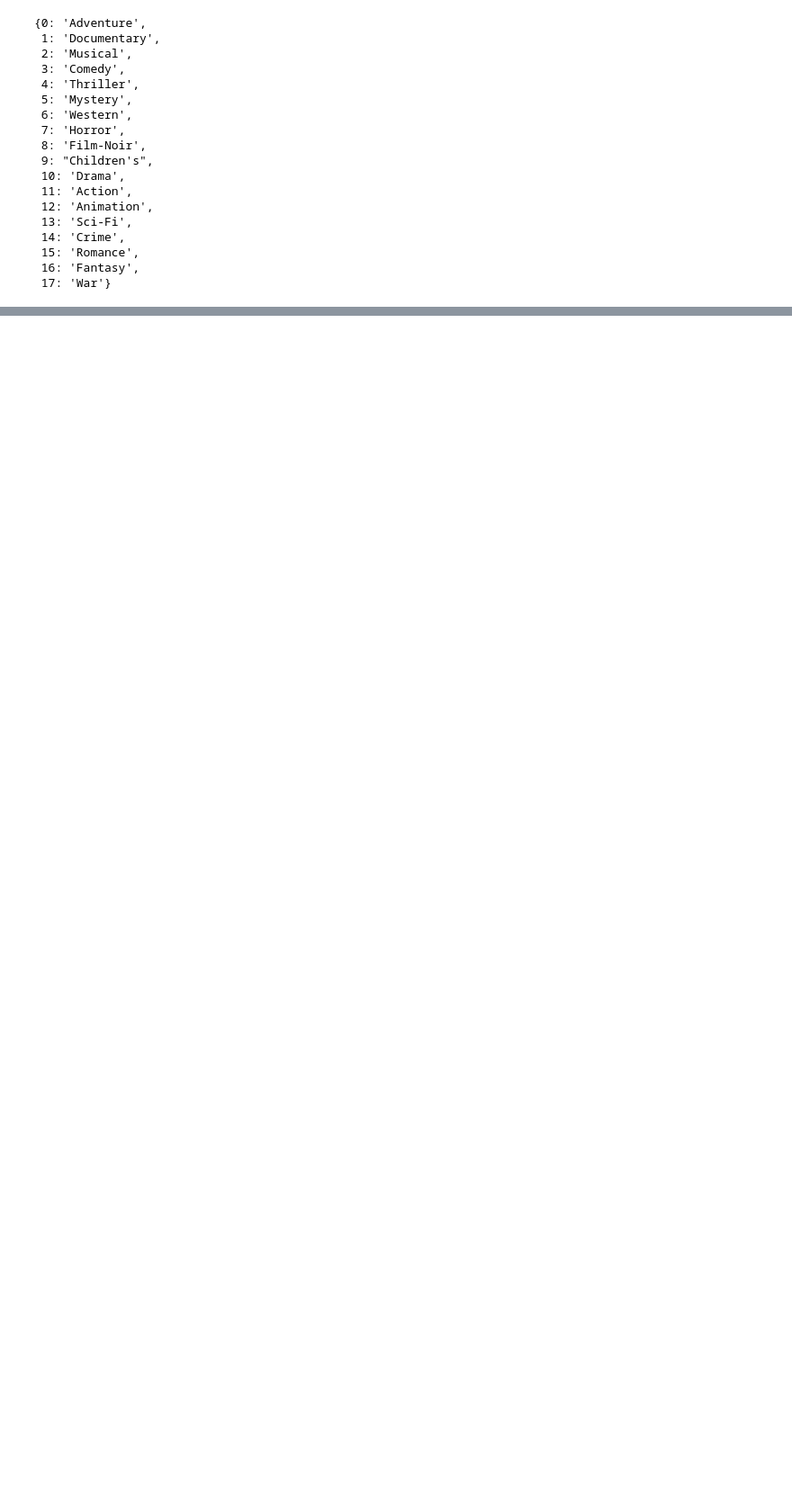
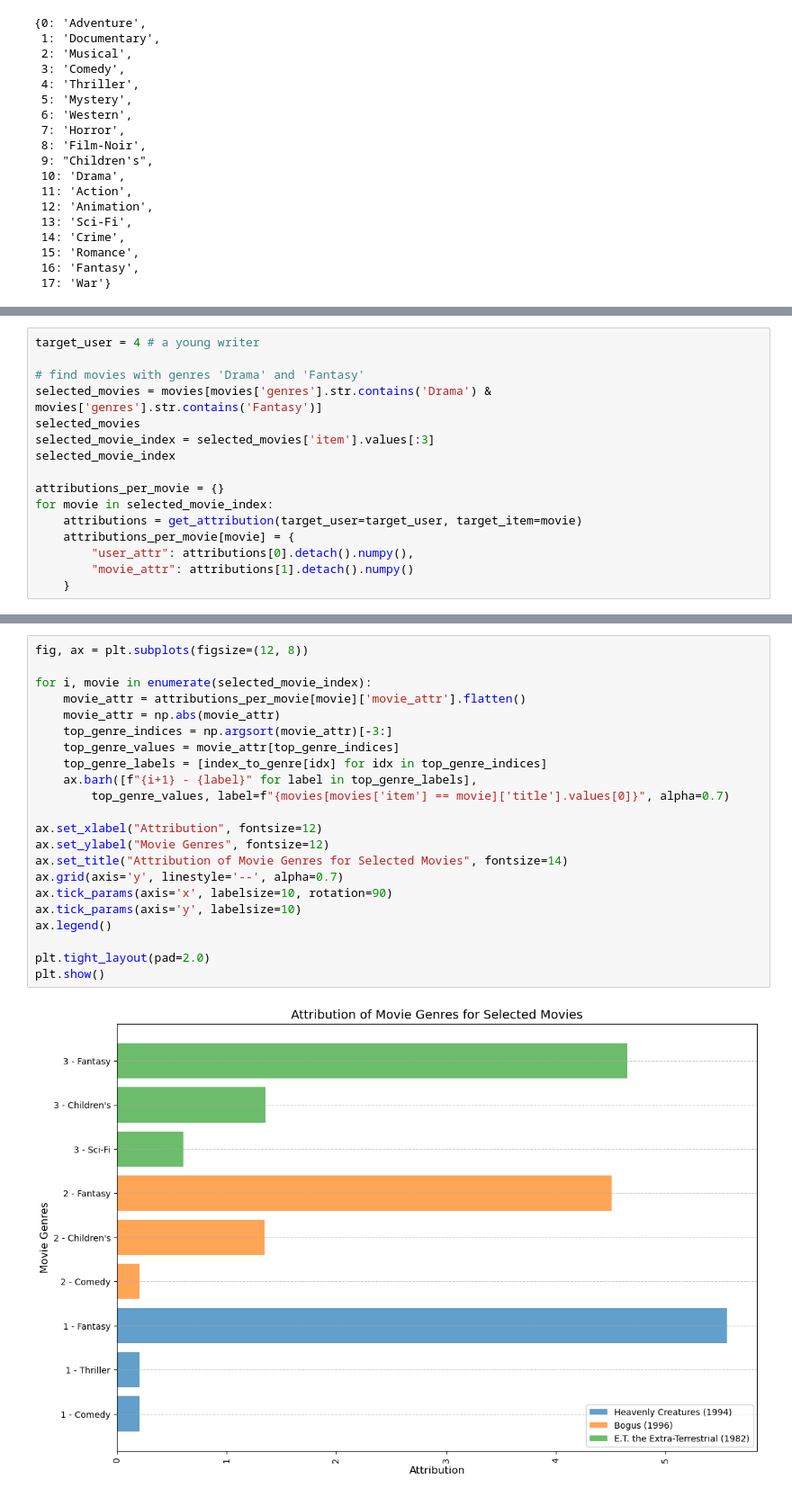
Before and after one commit to LangtianM/stat992_s25, a Jupyter notebook: hw1/ex1.ipynb, the cells around one changed output, grey strips where cells are left out. Shown: that part at 90% size. Cells and saved outputs as stored; diff of their text form; blank space fills up the shorter version.

```diff
--- a/hw1/ex1.ipynb
+++ b/hw1/ex1.ipynb
@@ -350,0 +485,16 @@ plot_attribution(attributions[0].detach().numpy(), attributions[1].detach().nump
+# %%
+target_user = 4 # a young writer
+
+# find movies with genres 'Drama' and 'Fantasy'
+selected_movies = movies[movies['genres'].str.contains('Drama') & movies['genres'].str.contains('Fantasy')]
+selected_movies
+selected_movie_index = selected_movies['item'].values[:3]
+selected_movie_index
+
+attributions_per_movie = {}
+for movie in selected_movie_index:
+    attributions = get_attribution(target_user=target_user, target_item=movie)
+    attributions_per_movie[movie] = {
+        "user_attr": attributions[0].detach().numpy(),
+        "movie_attr": attributions[1].detach().numpy()
+    }
@@ -350,0 +508,24 @@ plot_attribution(attributions[0].detach().numpy(), attributions[1].detach().nump
+# %%
+fig, ax = plt.subplots(figsize=(12, 8))
+
+for i, movie in enumerate(selected_movie_index):
+    movie_attr = attributions_per_movie[movie]['movie_attr'].flatten()
+    movie_attr = np.abs(movie_attr)
+    top_genre_indices = np.argsort(movie_attr)[-3:]
+    top_genre_values = movie_attr[top_genre_indices]
+    top_genre_labels = [index_to_genre[idx] for idx in top_genre_indices]
+    ax.barh([f"{i+1} - {label}" for label in top_genre_labels],
+        top_genre_values, label=f"{movies[movies['item'] == movie]['title'].values[0]}", alpha=0.7)
+
+ax.set_xlabel("Attribution", fontsize=12)
+ax.set_ylabel("Movie Genres", fontsize=12)
+ax.set_title("Attribution of Movie Genres for Selected Movies", fontsize=14)
+ax.grid(axis='y', linestyle='--', alpha=0.7)
+ax.tick_params(axis='x', labelsize=10, rotation=90)
+ax.tick_params(axis='y', labelsize=10)
+ax.legend()
+
+plt.tight_layout(pad=2.0)
+plt.show()
+# %% [output]
+[figure, added]
```
Also changed, not shown: parts of 22 cells of this notebook, 2 other files.
